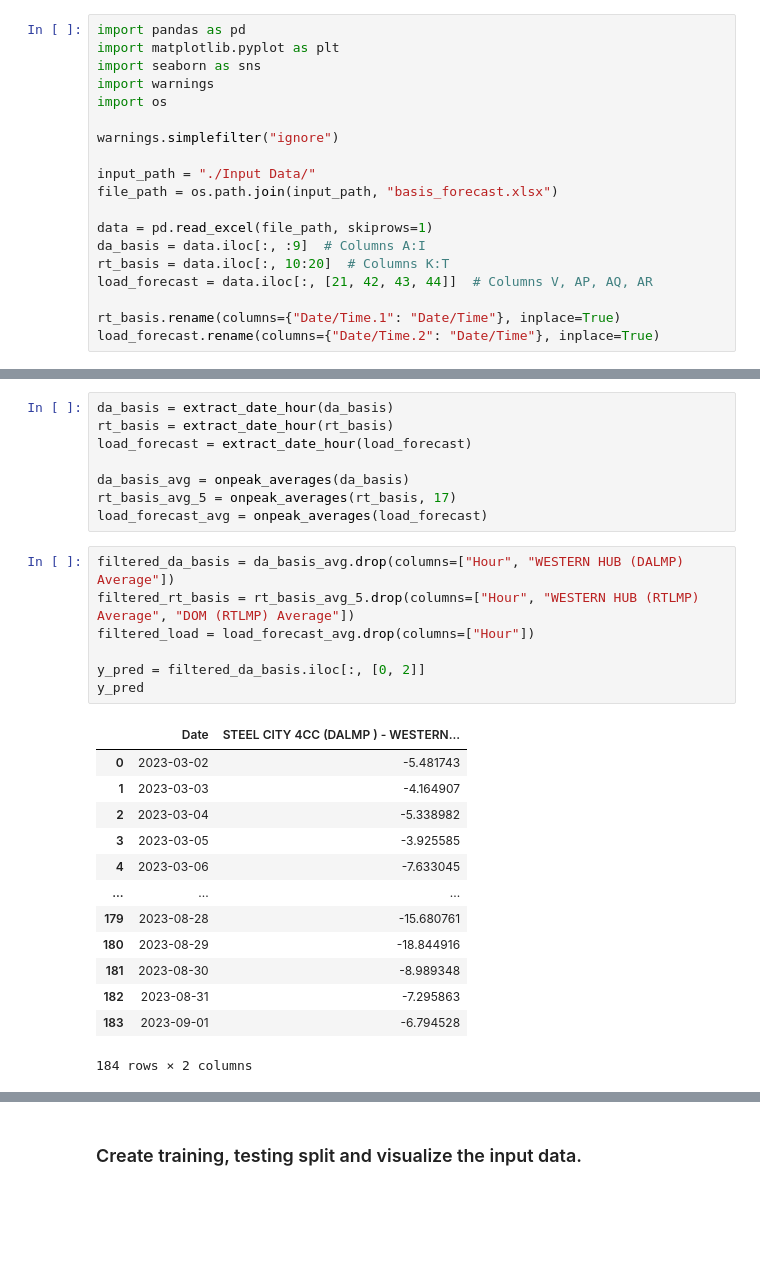
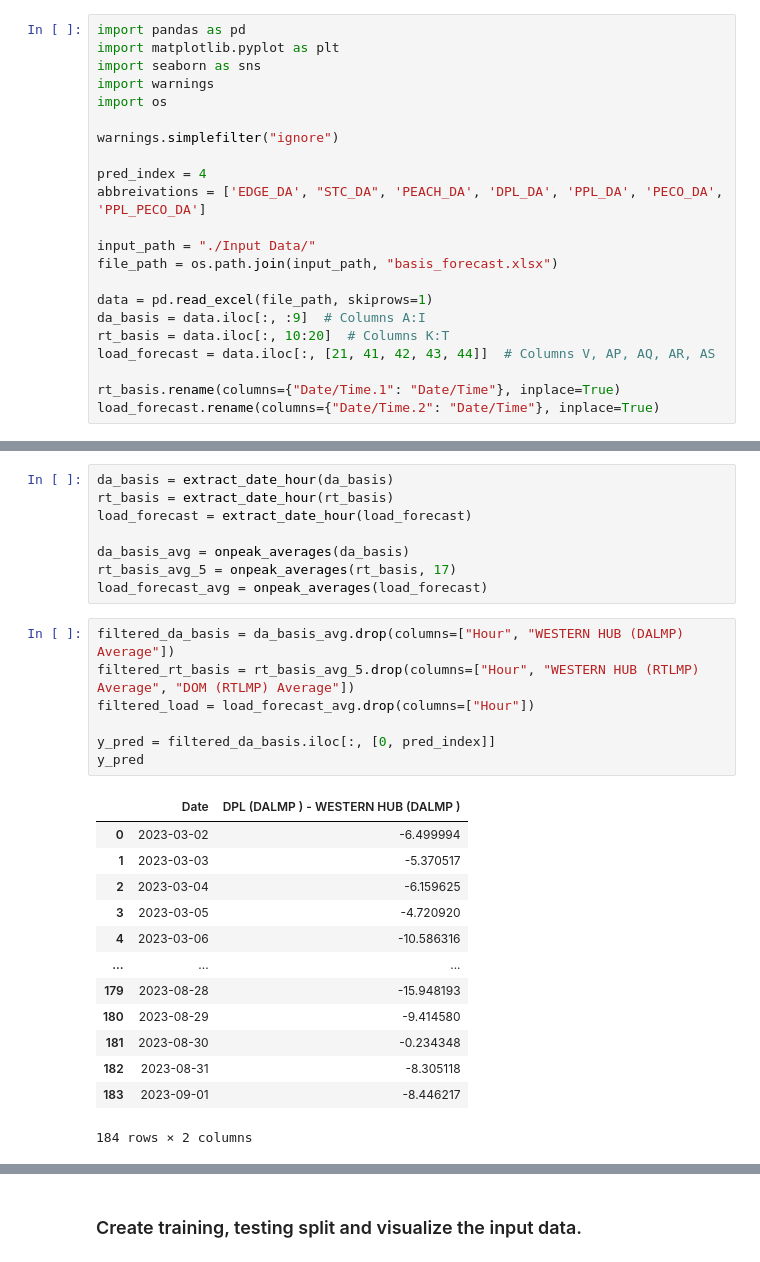
Before and after one commit to stephenxu10/PJM-Basis-Forecast, a Jupyter notebook: PJM_Forecast_Model.ipynb, the cells around one changed output, grey strips where cells are left out. Drawn from its saved outputs; the diff is of its cells as text; blank space fills up the shorter version.

```diff
--- a/PJM_Forecast_Model.ipynb
+++ b/PJM_Forecast_Model.ipynb
@@ -23,13 +23,16 @@ import os
 
 warnings.simplefilter("ignore")
 
+pred_index = 4
+abbreivations = ['EDGE_DA', "STC_DA", 'PEACH_DA', 'DPL_DA', 'PPL_DA', 'PECO_DA', 'PPL_PECO_DA']
+
 input_path = "./Input Data/"
 file_path = os.path.join(input_path, "basis_forecast.xlsx")
 
 data = pd.read_excel(file_path, skiprows=1)
 da_basis = data.iloc[:, :9]  # Columns A:I
 rt_basis = data.iloc[:, 10:20]  # Columns K:T
-load_forecast = data.iloc[:, [21, 42, 43, 44]]  # Columns V, AP, AQ, AR
+load_forecast = data.iloc[:, [21, 41, 42, 43, 44]]  # Columns V, AP, AQ, AR, AS
 
 rt_basis.rename(columns={"Date/Time.1": "Date/Time"}, inplace=True)
 load_forecast.rename(columns={"Date/Time.2": "Date/Time"}, inplace=True)
@@ -71,23 +74,23 @@ load_forecast_avg = onpeak_averages(load_forecast)
 # %%
 filtered_da_basis = da_basis_avg.drop(columns=["Hour", "WESTERN HUB (DALMP) Average"])
 filtered_rt_basis = rt_basis_avg_5.drop(columns=["Hour", "WESTERN HUB (RTLMP) Average", "DOM (RTLMP) Average"])
 filtered_load = load_forecast_avg.drop(columns=["Hour"])
 
-y_pred = filtered_da_basis.iloc[:, [0, 2]]
+y_pred = filtered_da_basis.iloc[:, [0, pred_index]]
 y_pred
 # %% [output]
-|  | Date | STEEL CITY 4CC (DALMP ) - WESTERN... |
-| 0 | 2023-03-02 | -5.481743 |
-| 1 | 2023-03-03 | -4.164907 |
-| 2 | 2023-03-04 | -5.338982 |
-| 3 | 2023-03-05 | -3.925585 |
-| 4 | 2023-03-06 | -7.633045 |
+|  | Date | DPL (DALMP ) - WESTERN HUB (DALMP ) |
+| 0 | 2023-03-02 | -6.499994 |
+| 1 | 2023-03-03 | -5.370517 |
+| 2 | 2023-03-04 | -6.159625 |
+| 3 | 2023-03-05 | -4.720920 |
+| 4 | 2023-03-06 | -10.586316 |
 | ... | ... | ... |
-| 179 | 2023-08-28 | -15.680761 |
-| 180 | 2023-08-29 | -18.844916 |
-| 181 | 2023-08-30 | -8.989348 |
-| 182 | 2023-08-31 | -7.295863 |
-| 183 | 2023-09-01 | -6.794528 |
+| 179 | 2023-08-28 | -15.948193 |
+| 180 | 2023-08-29 | -9.414580 |
+| 181 | 2023-08-30 | -0.234348 |
+| 182 | 2023-08-31 | -8.305118 |
+| 183 | 2023-09-01 | -8.446217 |
 184 rows × 2 columns
 # %%
 """
```
Also changed, not shown: parts of 15 cells of this notebook, 1 other file.
